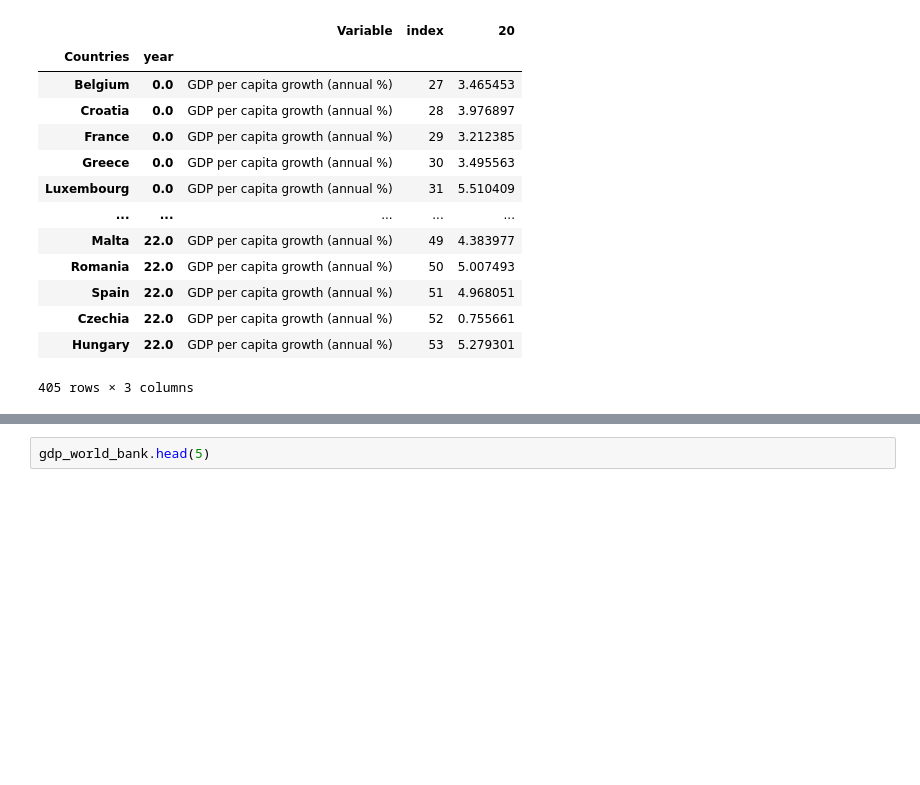
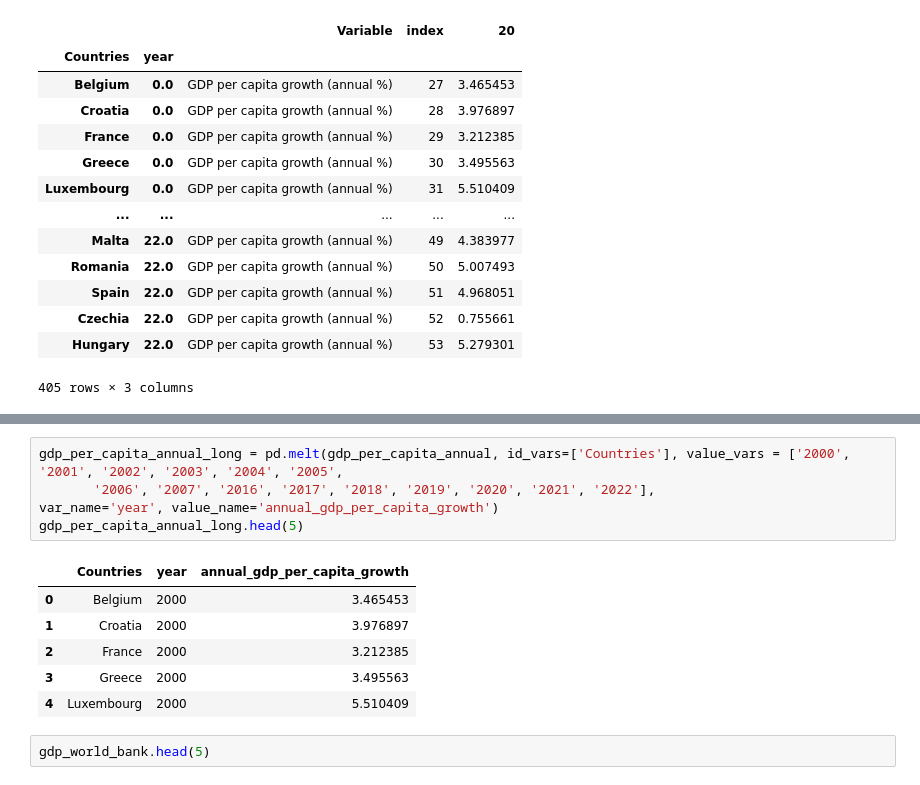
Before and after one commit to NumEconCopenhagen/projects-2024-darja-christian, a Jupyter notebook: dataproject/Darja_Work.ipynb, the cells around one changed output, grey strips where cells are left out. Saved outputs shown, nothing was run; the diff lists cells and outputs as text; blank space fills up the shorter version.

```diff
--- a/dataproject/Darja_Work.ipynb
+++ b/dataproject/Darja_Work.ipynb
@@ -135,3 +156,15 @@ gdp_per_capita_long
+# %%
+gdp_per_capita_annual_long = pd.melt(gdp_per_capita_annual, id_vars=['Countries'], value_vars = ['2000', '2001', '2002', '2003', '2004', '2005',
+       '2006', '2007', '2016', '2017', '2018', '2019', '2020', '2021', '2022'],
+var_name='year', value_name='annual_gdp_per_capita_growth')
+gdp_per_capita_annual_long.head(5)
+# %% [output]
+|  | Countries | year | annual_gdp_per_capita_growth |
+| 0 | Belgium | 2000 | 3.465453 |
+| 1 | Croatia | 2000 | 3.976897 |
+| 2 | France | 2000 | 3.212385 |
+| 3 | Greece | 2000 | 3.495563 |
+| 4 | Luxembourg | 2000 | 5.510409 |
 # %%
 gdp_world_bank.head(5)
 # %% [output]
```
Also changed, not shown: parts of 10 cells of this notebook.
